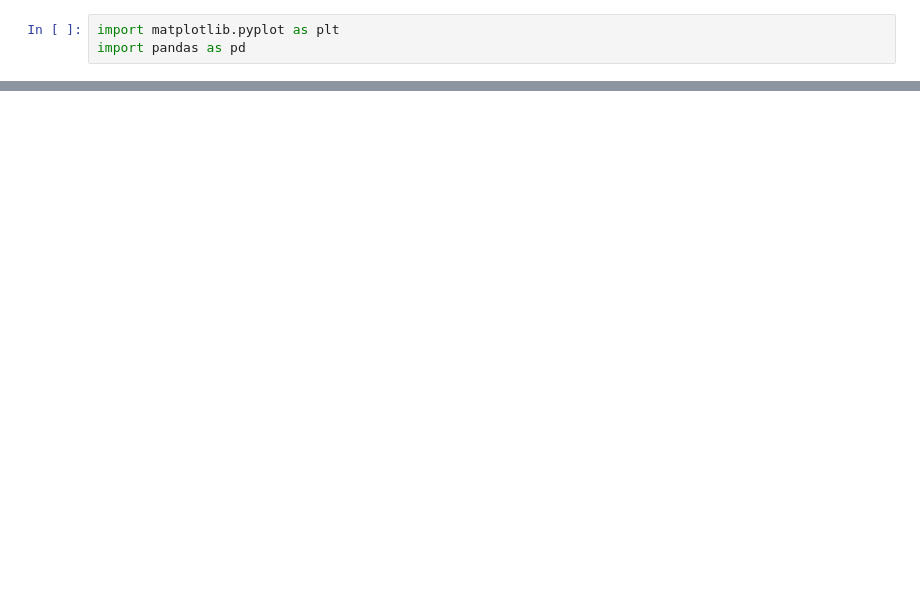
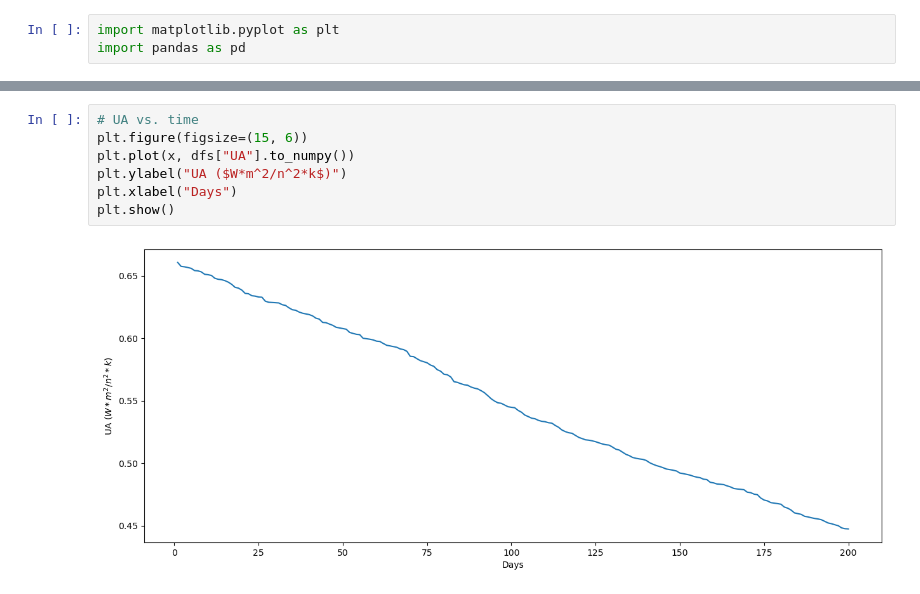
Before and after one commit to donglai-zhang/HEXpractice, a Jupyter notebook: Visualisation.ipynb, the cells around one changed output, grey strips where cells are left out. Drawn from its saved outputs; the diff is of its cells as text; blank space fills up the shorter version.

```diff
--- a/Visualisation.ipynb
+++ b/Visualisation.ipynb
@@ -22,0 +48,9 @@ dfs.head()
+# %%
+# UA vs. time
+plt.figure(figsize=(15, 6))
+plt.plot(x, dfs["UA"].to_numpy())
+plt.ylabel("UA ($W*m^2/n^2*k$)")
+plt.xlabel("Days")
+plt.show()
+# %% [output]
+[figure, added]
```
Also changed, not shown: parts of 17 cells of this notebook, 4 other files.
